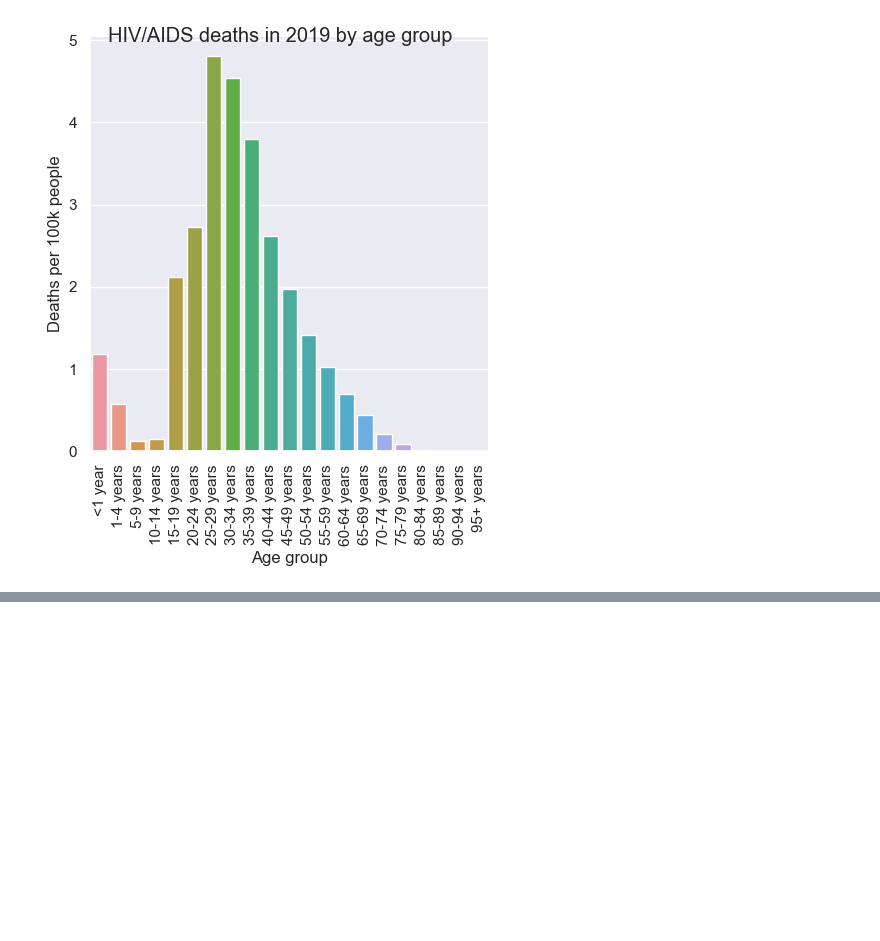
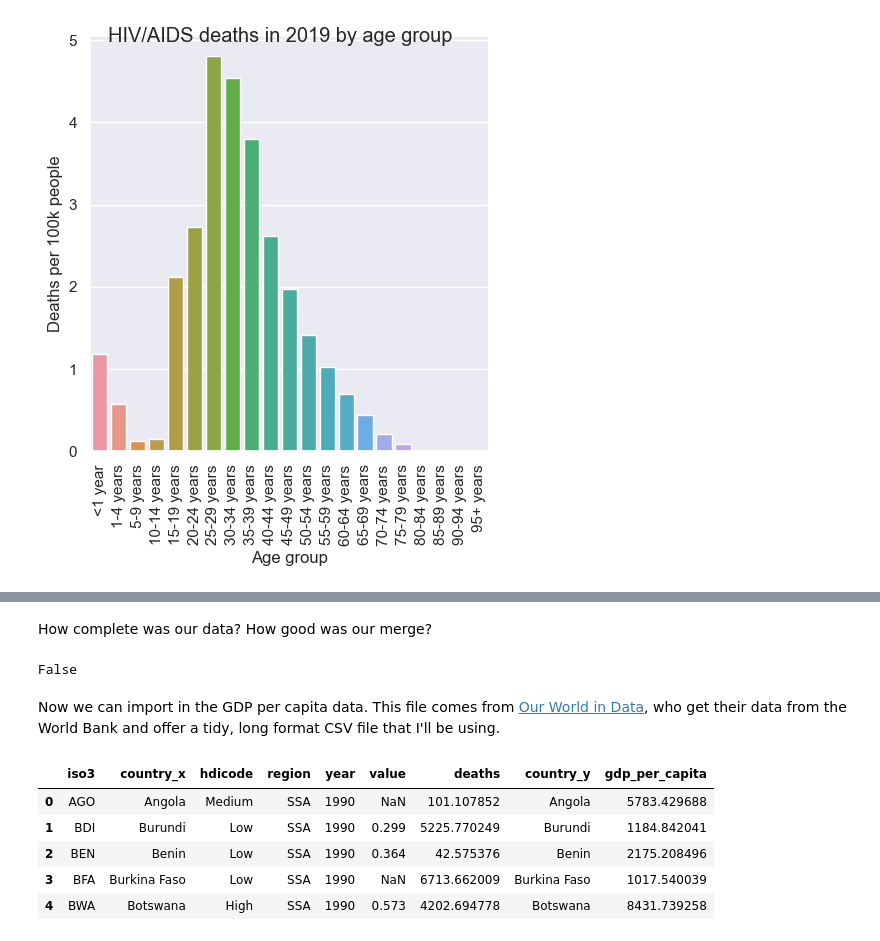
Before and after one commit to justsharan/notebooks, a Jupyter notebook: hiv-analysis/notebook.ipynb, the cells around one changed output, grey strips where cells are left out. Drawn from its saved outputs; the diff is of its cells as text; code cells hidden in the pictures; blank space fills up the shorter version.

```diff
--- a/hiv-analysis/notebook.ipynb
+++ b/hiv-analysis/notebook.ipynb
@@ -215,0 +268,13 @@ plt.show()
+# %%
+csv_data.drop('hdi_rank_2019', axis=1, inplace=True)
+hdi_unhdr = pd.melt(csv_data, id_vars=['iso3', 'country', 'hdicode', 'region'], var_name='year', value_name='value')
+print(f'Shape after pivot: {hdi_unhdr.shape}')
+
+# Only filter by HDI data
+hdi_unhdr = hdi_unhdr[hdi_unhdr['year'].str.contains('hdi')]
+print(f'Shape after HDI filter: {hdi_unhdr.shape}')
+
+# Get year only
+hdi_unhdr['year'] = hdi_unhdr['year'].apply(lambda y: y[-4:])
+hdi_unhdr['year'] = hdi_unhdr['year'].astype(int)
+hdi_unhdr.head()
@@ -215,0 +318,22 @@ plt.show()
+# %% [markdown]
+How complete was our data? How good was our merge?
+# %%
+hdi_unhdr['deaths'].isna().any()
+# %% [output]
+False
+# %% [markdown]
+Now we can import in the GDP per capita data. This file comes from [Our World in Data](https://ourworldindata.org/grapher/gdp-per-capita-worldbank?time=earliest), who get their data from the World Bank and offer a tidy, long format CSV file that I'll be using.
+# %%
+gdp_per_capita = pd.read_csv('gdp-per-capita-worldbank.csv')
+gdp_per_capita.columns = ['country', 'iso3', 'year', 'gdp_per_capita']
+
+# Merge HDI and HIV/AIDS data with GDP per Capita data
+graph_df = hdi_unhdr.merge(gdp_per_capita, on=['iso3', 'year'], how='left', validate='m:m')
+graph_df.head()
+# %% [output]
+|  | iso3 | country_x | hdicode | region | year | value | deaths | country_y | gdp_per_capita |
+| 0 | AGO | Angola | Medium | SSA | 1990 | NaN | 101.107852 | Angola | 5783.429688 |
+| 1 | BDI | Burundi | Low | SSA | 1990 | 0.299 | 5225.770249 | Burundi | 1184.842041 |
+| 2 | BEN | Benin | Low | SSA | 1990 | 0.364 | 42.575376 | Benin | 2175.208496 |
+| 3 | BFA | Burkina Faso | Low | SSA | 1990 | NaN | 6713.662009 | Burkina Faso | 1017.540039 |
+| 4 | BWA | Botswana | High | SSA | 1990 | 0.573 | 4202.694778 | Botswana | 8431.739258 |
```
Also changed, not shown: parts of 15 cells of this notebook, 1 other file.
